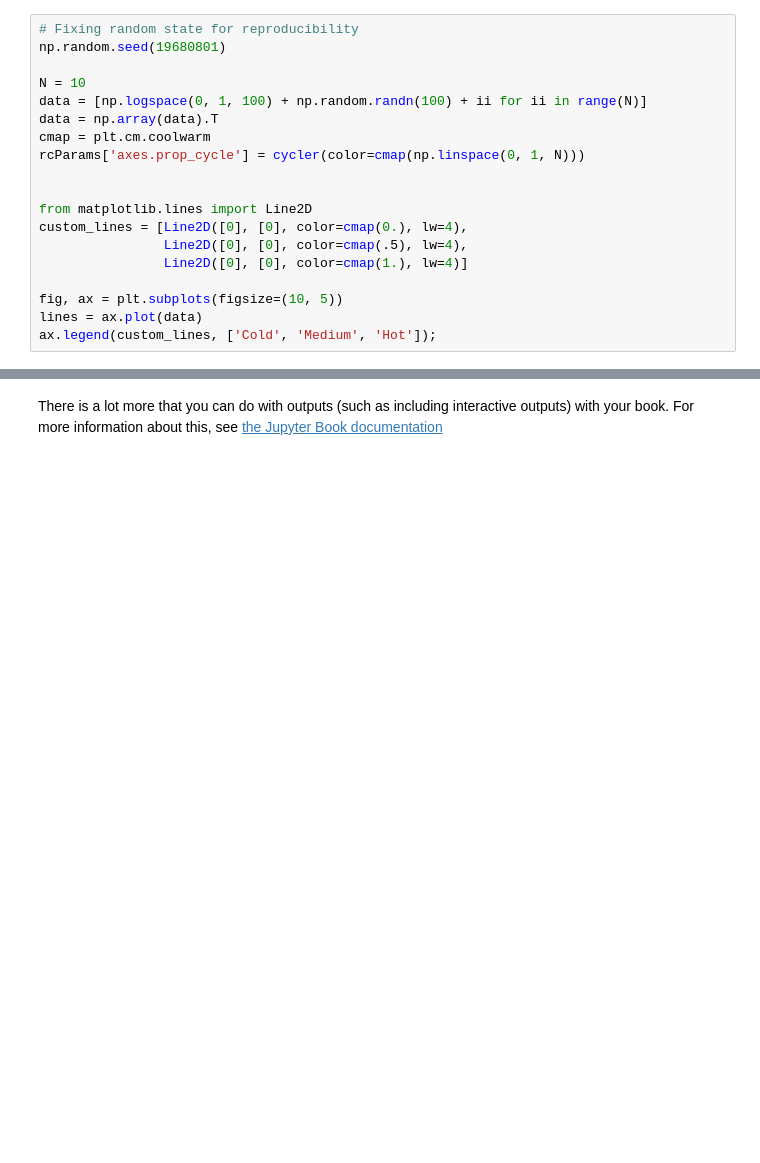
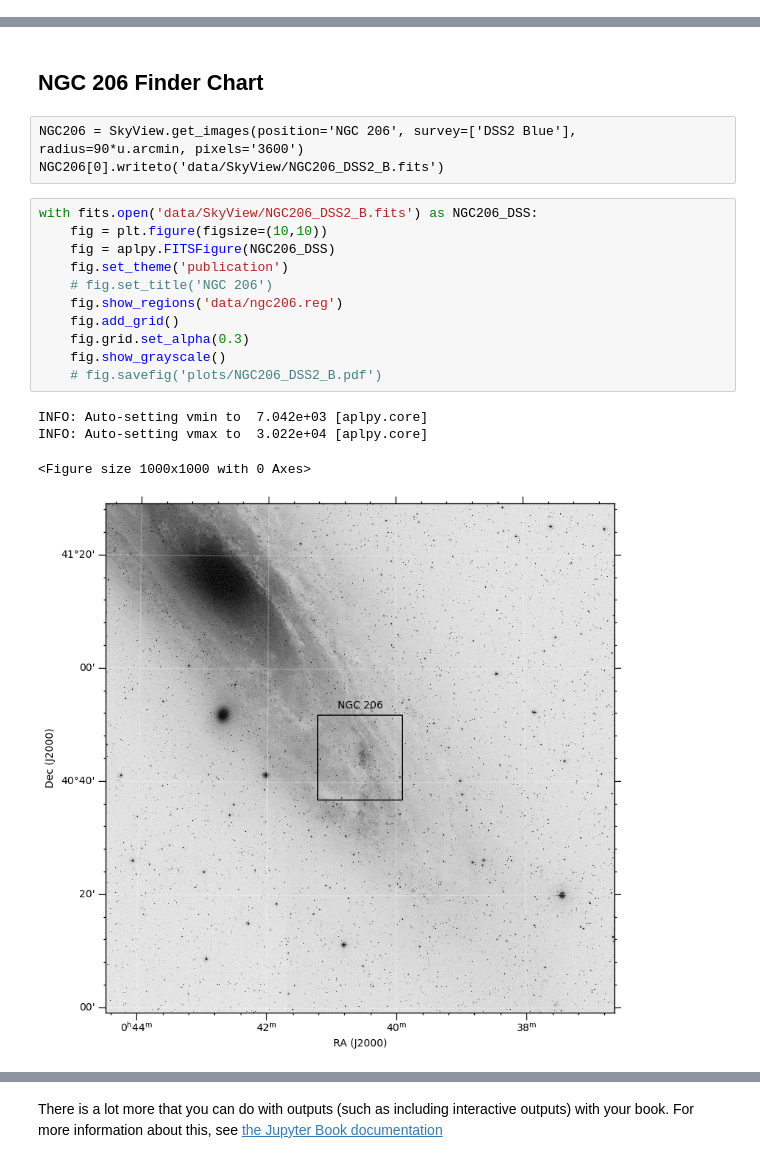
Before and after one commit to Westminster-Astronomical-Society/computing_for_astronomers, a Jupyter notebook: notebooks.ipynb, the cells around one changed output, grey strips where cells are left out. Saved outputs shown, nothing was run; the diff lists cells and outputs as text; blank space fills up the shorter version.

Commit message:
Add finder chart to notebook example.

```diff
--- a/notebooks.ipynb
+++ b/notebooks.ipynb
@@ -45,19 +0,0 @@ plt.ion()
-# %%
-# Fixing random state for reproducibility
-np.random.seed(19680801)
-
-N = 10
-data = [np.logspace(0, 1, 100) + np.random.randn(100) + ii for ii in range(N)]
-data = np.array(data).T
-cmap = plt.cm.coolwarm
-rcParams['axes.prop_cycle'] = cycler(color=cmap(np.linspace(0, 1, N)))
-
-
-from matplotlib.lines import Line2D
-custom_lines = [Line2D([0], [0], color=cmap(0.), lw=4),
-                Line2D([0], [0], color=cmap(.5), lw=4),
-                Line2D([0], [0], color=cmap(1.), lw=4)]
-
-fig, ax = plt.subplots(figsize=(10, 5))
-lines = ax.plot(data)
-ax.legend(custom_lines, ['Cold', 'Medium', 'Hot']);
@@ -63,0 +21,21 @@ ax.legend(custom_lines, ['Cold', 'Medium', 'Hot']);
+# %% [markdown]
+## NGC 206 Finder Chart
+# %% [raw]
+NGC206 = SkyView.get_images(position='NGC 206', survey=['DSS2 Blue'], radius=90*u.arcmin, pixels='3600')
+NGC206[0].writeto('data/SkyView/NGC206_DSS2_B.fits')
+# %%
+with fits.open('data/SkyView/NGC206_DSS2_B.fits') as NGC206_DSS:
+    fig = plt.figure(figsize=(10,10))
+    fig = aplpy.FITSFigure(NGC206_DSS)
+    fig.set_theme('publication')
+    # fig.set_title('NGC 206')
+    fig.show_regions('data/ngc206.reg')
+    fig.add_grid()
+    fig.grid.set_alpha(0.3)
+    fig.show_grayscale()
+    # fig.savefig('plots/NGC206_DSS2_B.pdf')
+# %% [output]
+INFO: Auto-setting vmin to  7.042e+03 [aplpy.core]
+INFO: Auto-setting vmax to  3.022e+04 [aplpy.core]
+<Figure size 1000x1000 with 0 Axes>
+[figure, added]
```
Also changed, not shown: parts of 9 cells of this notebook, 2 other files.
